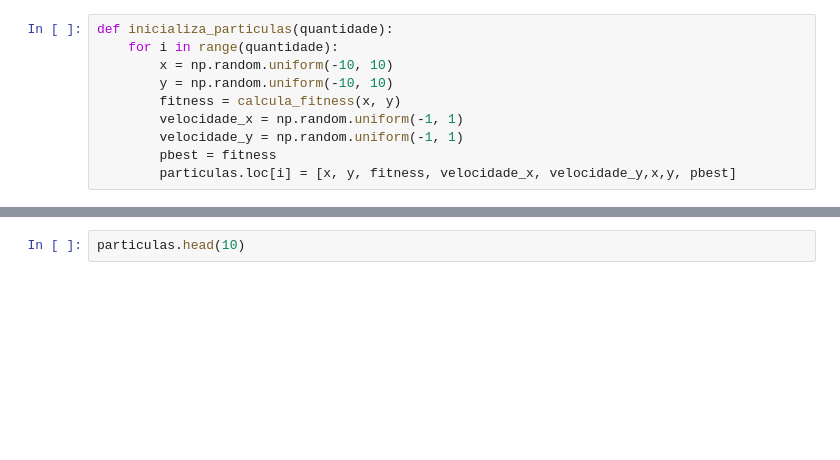
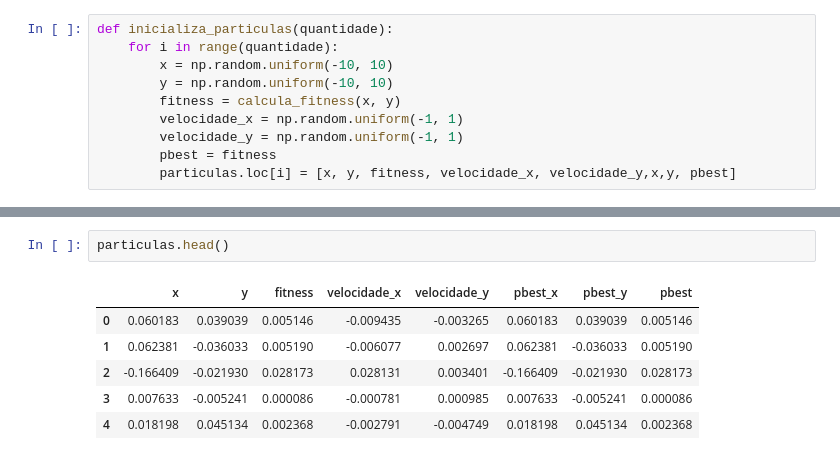
Before and after one commit to caueDsilva/PSO, a Jupyter notebook: PSO.ipynb, the cells around one changed output, grey strips where cells are left out. Cells and saved outputs as stored; diff of their text form; blank space fills up the shorter version.

```diff
--- a/PSO.ipynb
+++ b/PSO.ipynb
@@ -65,2 +80,9 @@ print("Melhor fitness:", gbest)
 # %%
-particulas.head(10)
+particulas.head()
+# %% [output]
+|  | x | y | fitness | velocidade_x | velocidade_y | pbest_x | pbest_y | pbest |
+| 0 | 0.060183 | 0.039039 | 0.005146 | -0.009435 | -0.003265 | 0.060183 | 0.039039 | 0.005146 |
+| 1 | 0.062381 | -0.036033 | 0.005190 | -0.006077 | 0.002697 | 0.062381 | -0.036033 | 0.005190 |
+| 2 | -0.166409 | -0.021930 | 0.028173 | 0.028131 | 0.003401 | -0.166409 | -0.021930 | 0.028173 |
+| 3 | 0.007633 | -0.005241 | 0.000086 | -0.000781 | 0.000985 | 0.007633 | -0.005241 | 0.000086 |
+| 4 | 0.018198 | 0.045134 | 0.002368 | -0.002791 | -0.004749 | 0.018198 | 0.045134 | 0.002368 |
```
Also changed, not shown: parts of 9 cells of this notebook.
